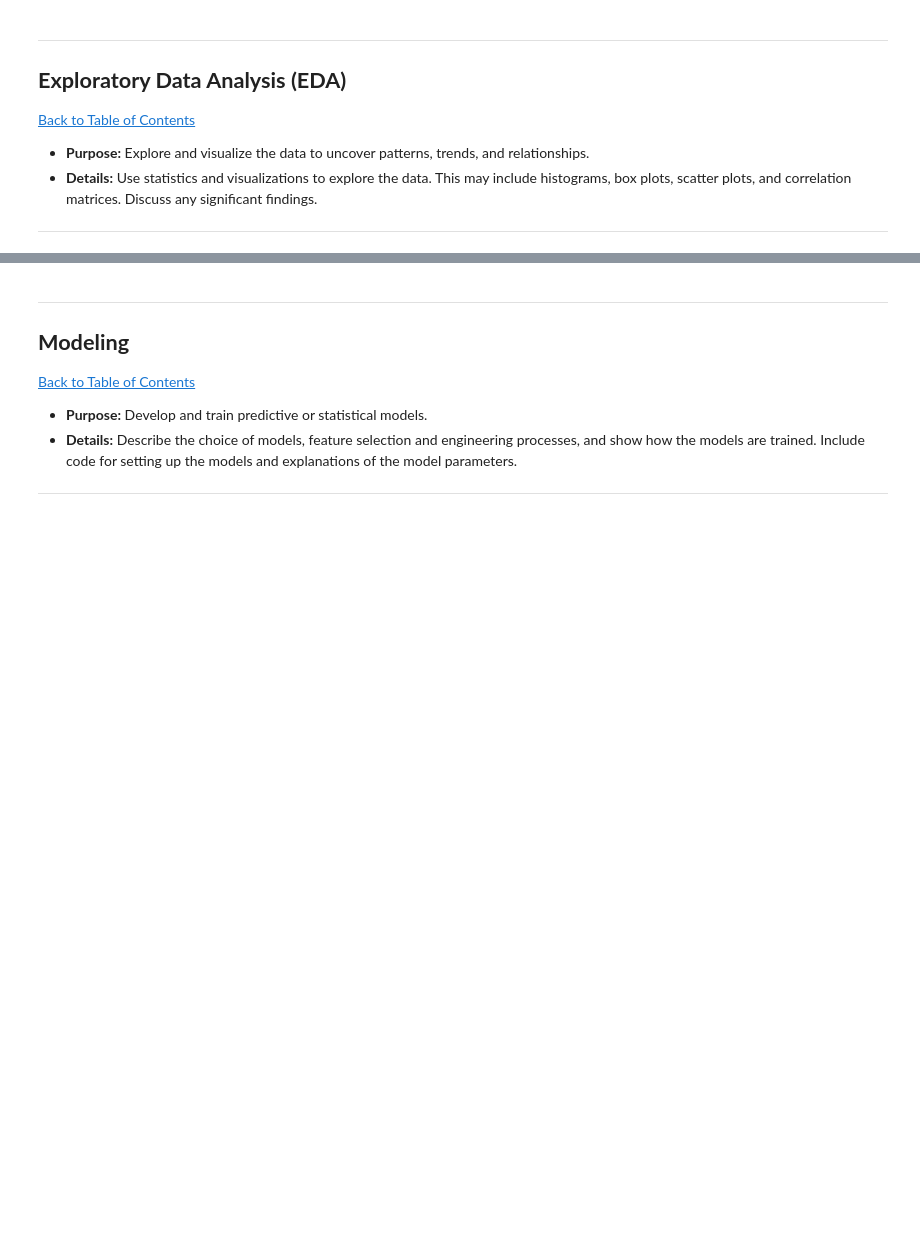
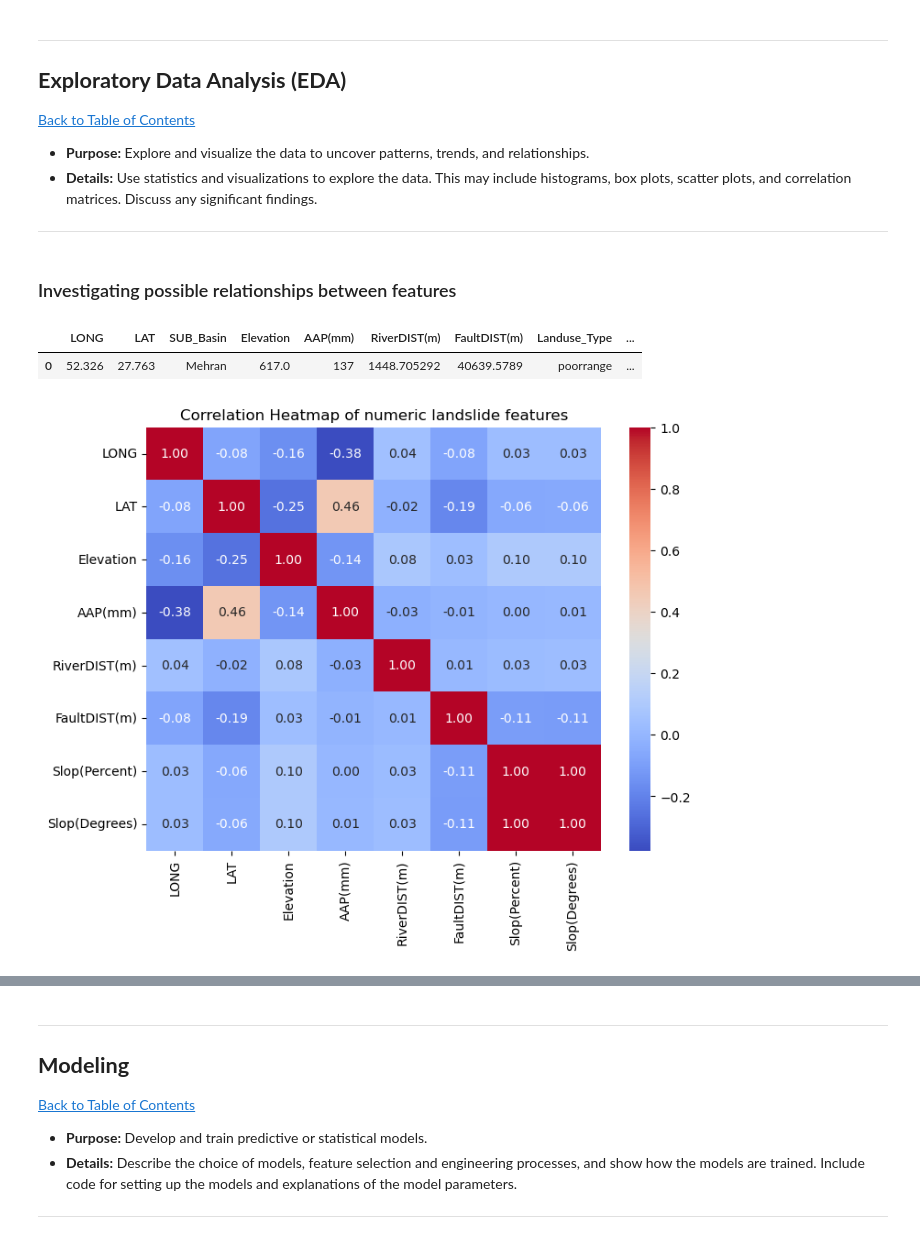
Before and after one commit to MiekeSpaans/MS_Capstone_Project_2401FTDS, a Jupyter notebook: QCTO-Capstone-Project.ipynb, the cells around one changed output, grey strips where cells are left out. Saved outputs shown, nothing was run; the diff lists cells and outputs as text; code cells hidden in the pictures; blank space fills up the shorter version.

```diff
--- a/QCTO-Capstone-Project.ipynb
+++ b/QCTO-Capstone-Project.ipynb
@@ -510,0 +569,21 @@ Summary:
+# %% [markdown]
+### Investigating possible relationships between features
+# %%
+landslide.head(1)
+# %% [output]
+|  | LONG | LAT | SUB_Basin | Elevation | AAP(mm) | RiverDIST(m) | FaultDIST(m) | Landuse_Type | ... |
+| 0 | 52.326 | 27.763 | Mehran | 617.0 | 137 | 1448.705292 | 40639.5789 | poorrange | ... |
+# %%
+# Select the relevant numerical columns for the heatmap
+numeric_cols = landslide[['LONG', 'LAT', 'Elevation', 'AAP(mm)', 'RiverDIST(m)', 'FaultDIST(m)', 'Slop(Percent)', 'Slop(Degrees)']]
+
+# Calculate the correlation matrix
+corr_matrix = numeric_cols.corr()
+
+# Plot the heatmap
+plt.figure(figsize=(8, 6))
+sns.heatmap(corr_matrix, annot=True, cmap='coolwarm', fmt='.2f')
+plt.title('Correlation Heatmap of numeric landslide features')
+plt.show()
+# %% [output]
+[figure, added]
```
Also changed, not shown: parts of 40 cells of this notebook, 2 other files.
